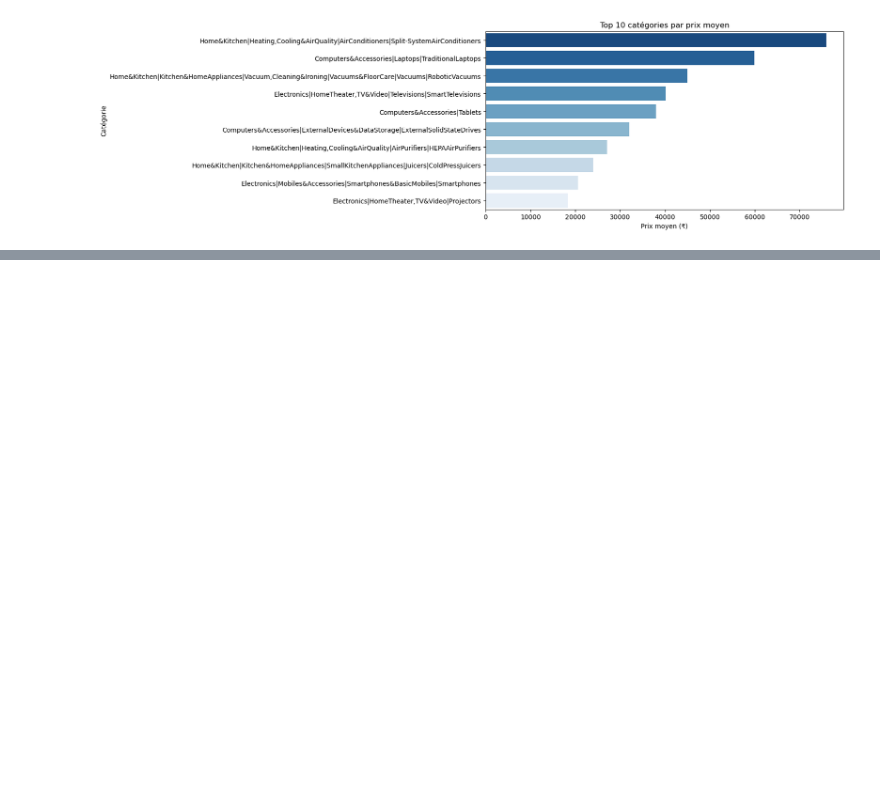
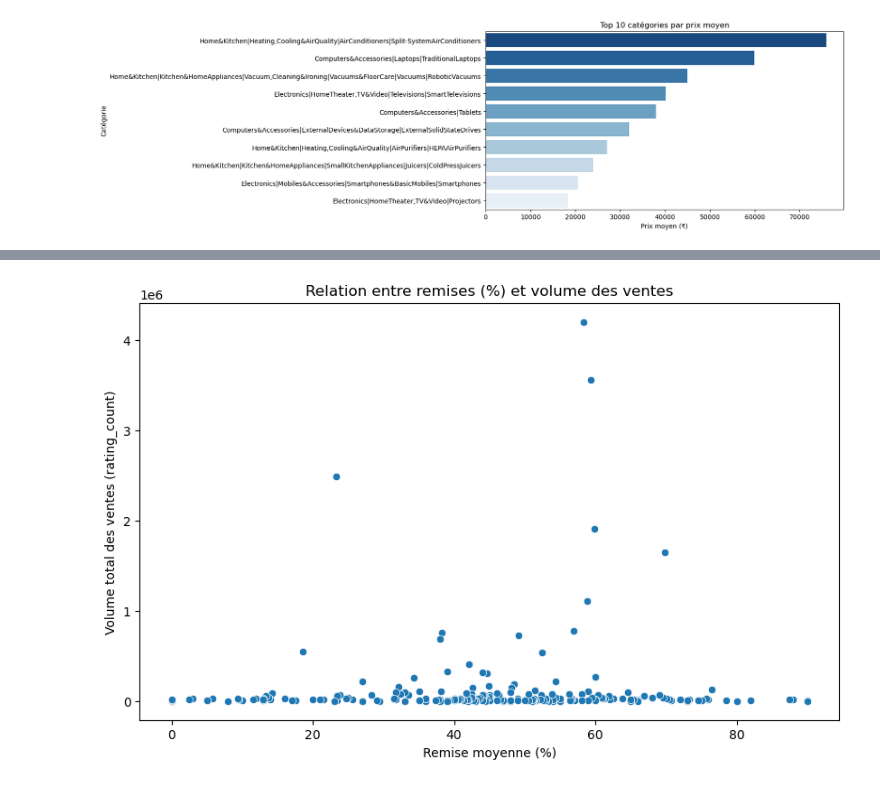
Before and after one commit to salaheddineelazouti/Mini-projet-Amazon-Sales-Dataset, a Jupyter notebook: Exploration du jeu de données Amazon Sales.ipynb, the cells around one changed output, grey strips where cells are left out. Saved outputs shown, nothing was run; the diff lists cells and outputs as text; code cells hidden in the pictures; blank space fills up the shorter version.

```diff
--- a/Exploration du jeu de données Amazon Sales.ipynb
+++ b/Exploration du jeu de données Amazon Sales.ipynb
@@ -256,0 +330,14 @@ Passing `palette` without assigning `hue` is deprecated and will be removed in v
+# %%
+# Analyse du volume de ventes par catégorie
+sales_analysis = (
+    df.groupby("category")
+    .agg(
+        average_rating=("rating", "mean"),          # Note moyenne des produits
+        average_rating_count=("rating_count", "mean"),  # Nombre moyen d'avis (proxy des ventes)
+        total_rating_count=("rating_count", "sum")  # Volume total d'avis (volume de ventes total)
+    )
+    .sort_values(by="total_rating_count", ascending=False)  # Trier par ventes totales décroissantes
+)
+
+# Afficher le Top 10 des catégories les plus populaires
+sales_analysis.head(10)
@@ -256,0 +357,6 @@ Passing `palette` without assigning `hue` is deprecated and will be removed in v
+# %%
+# Fusion des deux analyses : remises et volume de ventes
+merged_analysis = discount_analysis.join(sales_analysis)
+
+# Afficher un aperçu
+merged_analysis.head()
@@ -256,0 +371,14 @@ Passing `palette` without assigning `hue` is deprecated and will be removed in v
+# %%
+plt.figure(figsize=(10,6))
+sns.scatterplot(
+    data=merged_analysis,
+    x="average_discount_percentage",
+    y="total_rating_count"
+)
+
+plt.title("Relation entre remises (%) et volume des ventes")
+plt.xlabel("Remise moyenne (%)")
+plt.ylabel("Volume total des ventes (rating_count)")
+plt.show()
+# %% [output]
+[figure, added]
```
Also changed, not shown: parts of 7 cells of this notebook.
